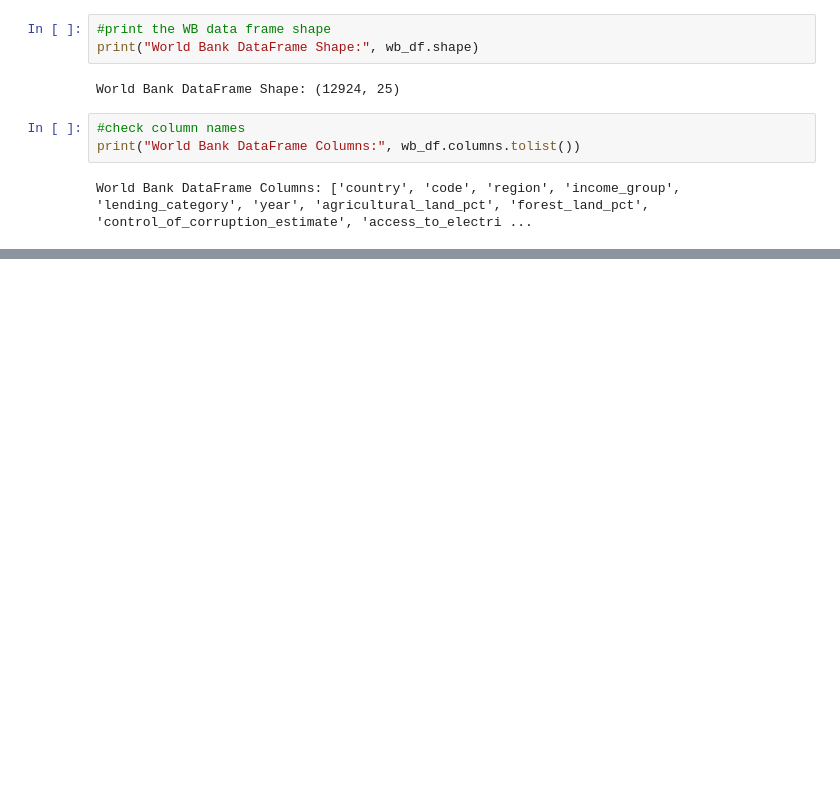
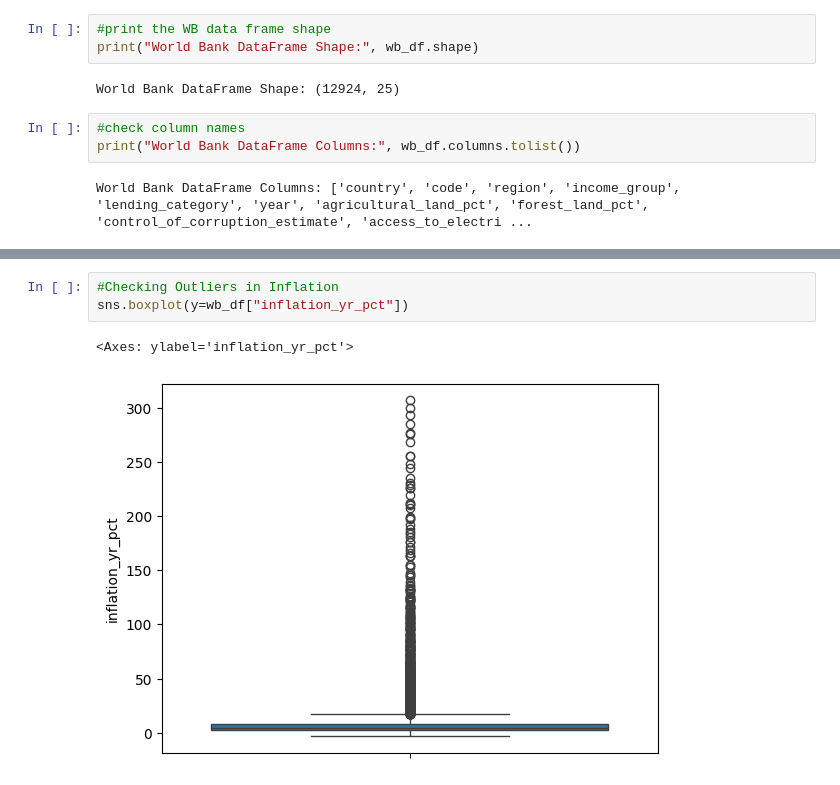
Before and after one commit to StefanFSmid/ASDA_2025_Group_3_Porfolio, a Jupyter notebook: notebooks/week_06_group_3_notebook.ipynb, the cells around one changed output, grey strips where cells are left out. Drawn from its saved outputs; the diff is of its cells as text; blank space fills up the shorter version.

```diff
--- a/notebooks/week_06_group_3_notebook.ipynb
+++ b/notebooks/week_06_group_3_notebook.ipynb
@@ -24,0 +43,6 @@ World Bank DataFrame Columns: ['country', 'code', 'region', 'income_group', 'len
+# %%
+#Checking Outliers in Inflation
+sns.boxplot(y=wb_df["inflation_yr_pct"])
+# %% [output]
+<Axes: ylabel='inflation_yr_pct'>
+[figure, added]
```
Also changed, not shown: parts of 21 cells of this notebook.
